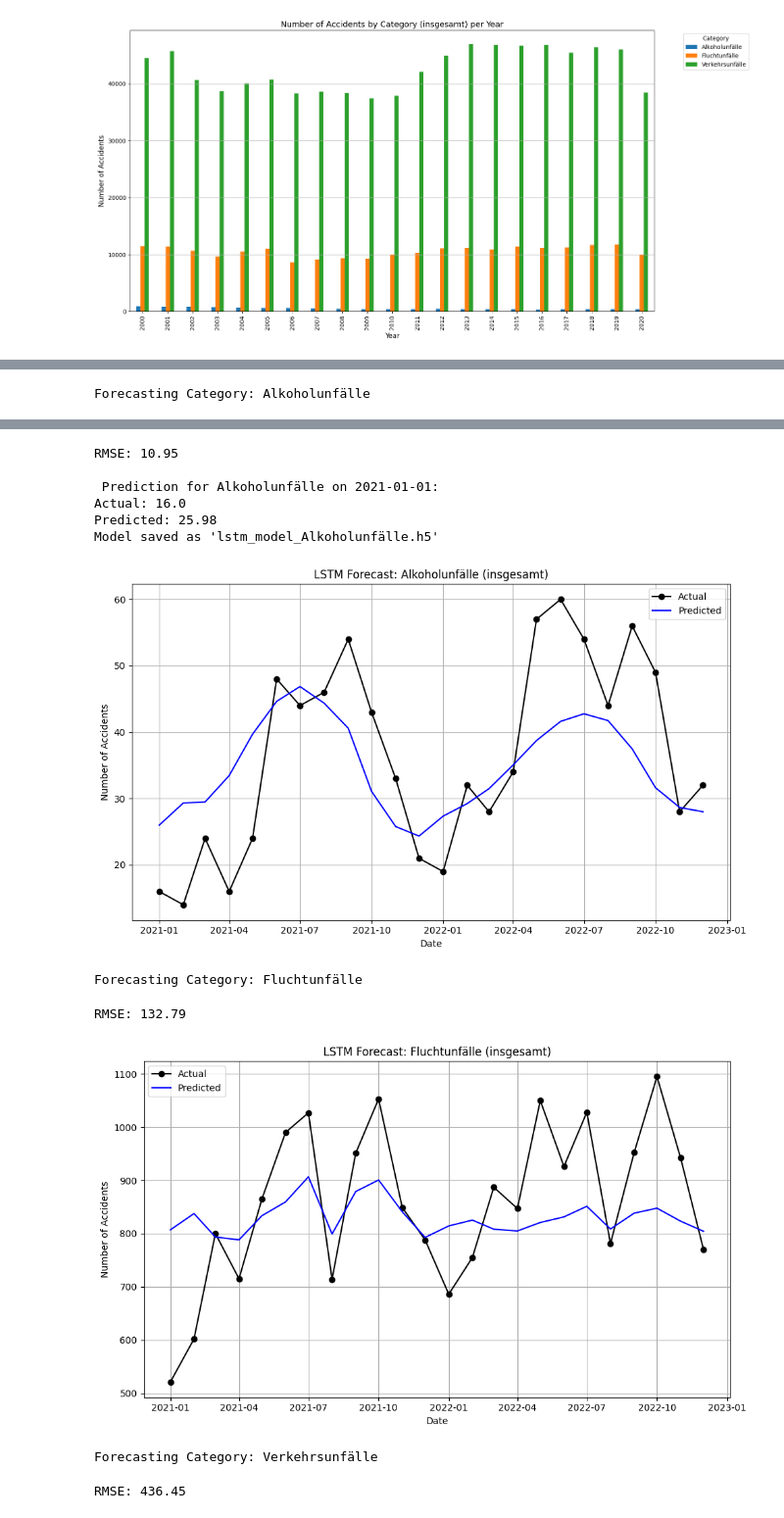
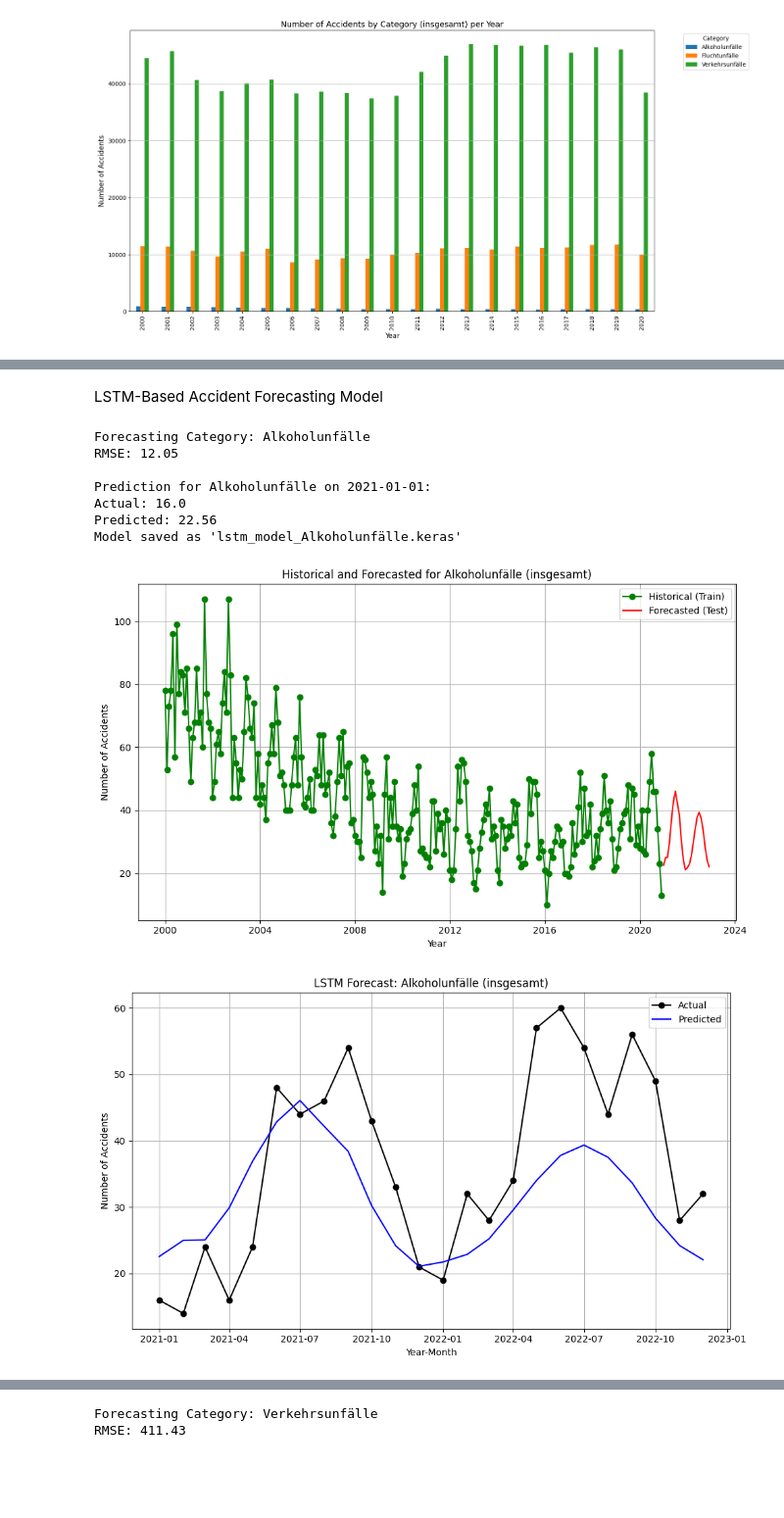
Before and after one commit to RakhiNair/AI_Challenge, a Jupyter notebook: AI_Prediction_Model.ipynb, the cells around one changed output, grey strips where cells are left out. Shown at 98% size. Cells and saved outputs as stored; diff of their text form; code cells hidden in the pictures; blank space fills up the shorter version.

```diff
--- a/AI_Prediction_Model.ipynb
+++ b/AI_Prediction_Model.ipynb
@@ -304,13 +344,7 @@ Model saved as 'sarima_model_Alkoholunfälle.pkl'
+# %% [markdown]
+LSTM-Based Accident Forecasting Model
 # %%
-import pandas as pd
-import numpy as np
-import matplotlib.pyplot as plt
-from sklearn.preprocessing import MinMaxScaler
-from sklearn.metrics import mean_squared_error
-from tensorflow.keras.models import Sequential
-from tensorflow.keras.layers import LSTM, Dense
-
-# Convert MONAT to datetime and rename WERT to y
+# Make copy of the data and convert MONAT to datetime and rename WERT to y
 train_data = train_df.copy()
 test_data = test_df.copy()
 train_data['ds'] = pd.to_datetime(train_data['MONAT'].astype(str), format='%Y%m')
@@ -330,7 +364,6 @@ def create_sequences(data, seq_length=12):
 for category in train_data['MONATSZAHL'].unique():
     print(f"\nForecasting Category: {category}")
 
-    # Filter for "insgesamt" values
     train_filtered = train_data[
         (train_data['MONATSZAHL'] == category) &
         (train_data['AUSPRAEGUNG'] == 'insgesamt')
@@ -353,9 +386,10 @@ for category in train_data['MONATSZAHL'].unique():
     X_train, y_train = create_sequences(scaled_train, seq_length=12)
     X_train = X_train.reshape((X_train.shape[0], X_train.shape[1], 1))
 
-    # Build and train the LSTM model
+    # Build LSTM model
     model = Sequential([
-        LSTM(64, activation='relu', input_shape=(12, 1)),
+        Input(shape=(12, 1)),
+        LSTM(64, activation='relu'),
         Dense(1)
     ])
     model.compile(optimizer='adam', loss='mse')
@@ -377,41 +411,58 @@ for category in train_data['MONATSZAHL'].unique():
     # Align predictions with test dates
     combined = test_filtered[['ds', 'y']].copy()
     combined['yhat'] = predicted_values
-
-    # Clean NaNs if any
     combined.dropna(subset=['y', 'yhat'], inplace=True)
 
-    # Compute RMSE
+    # RMSE
     rmse = np.sqrt(mean_squared_error(combined['y'], combined['yhat']))
     print(f"RMSE: {rmse:.2f}")
 
-    # Print prediction for specific date if present
+    # Print prediction for specific date
     target_date = pd.to_datetime('2021-01')
     if category == 'Alkoholunfälle':
         row = combined[combined['ds'] == target_date]
         if not row.empty:
-            print(f"\n Prediction for Alkoholunfälle on {target_date.date()}:")
+            print(f"\nPrediction for Alkoholunfälle on {target_date.date()}:")
             print(f"Actual: {row['y'].values[0]}")
             print(f"Predicted: {row['yhat'].values[0]:.2f}")
 
-    # Save model only for a specified category
+    # Save model
     save_category = 'Alkoholunfälle'
-
     if category == save_category:
-        model_filename = f"lstm_model_{category.replace(' ', '_').replace('/', '_')}.h5"
+        model_filename = f"lstm_model_{category.replace(' ', '_').replace('/', '_')}.keras"
         model.save(model_filename)
         print(f"Model saved as '{model_filename}'")
+
+    # Plot Historical and Forecasted data
+    plt.figure(figsize=(10, 6))
+    plt.plot(train_filtered['ds'], train_filtered['y'], 'o-', label='Historical (Train)', color='green')
+    plt.plot(combined['ds'], combined['yhat'], 'r-', label='Forecasted (Test)')
+    plt.title(f"Historical and Forecasted for {category} (insgesamt)")
+    plt.xlabel('Year')
+    plt.ylabel('Number of Accidents')
+    plt.legend()
+    plt.grid(True)
+    plt.tight_layout()
+    plt.show()
 
     # Plot actual vs predicted
     plt.figure(figsize=(10, 6))
     plt.plot(combined['ds'], combined['y'], label='Actual', marker='o', color='black')
     plt.plot(combined['ds'], combined['yhat'], label='Predicted', color='blue')
     plt.title(f"LSTM Forecast: {category} (insgesamt)")
-    plt.xlabel('Date')
+    plt.xlabel('Year-Month')
     plt.ylabel('Number of Accidents')
     plt.legend()
     plt.grid(True)
     plt.tight_layout()
     plt.show()
 # %% [output]
 Forecasting Category: Alkoholunfälle
+RMSE: 12.05
+
+Prediction for Alkoholunfälle on 2021-01-01:
+Actual: 16.0
+Predicted: 22.56
+Model saved as 'lstm_model_Alkoholunfälle.keras'
+[figure, new version]
+[figure, new version]
@@ -419,12 +473,2 @@ WARNING:absl:You are saving your model as an HDF5 file via `model.save()` or `ke
-RMSE: 10.95
-
- Prediction for Alkoholunfälle on 2021-01-01:
-Actual: 16.0
-Predicted: 25.98
-Model saved as 'lstm_model_Alkoholunfälle.h5'
+Forecasting Category: Verkehrsunfälle
+RMSE: 411.43
-[figure, old version]
-Forecasting Category: Fluchtunfälle
-RMSE: 132.79
-[figure, old version]
-Forecasting Category: Verkehrsunfälle
-RMSE: 436.45
```
Also changed, not shown: parts of 6 cells of this notebook, 4 other files.
